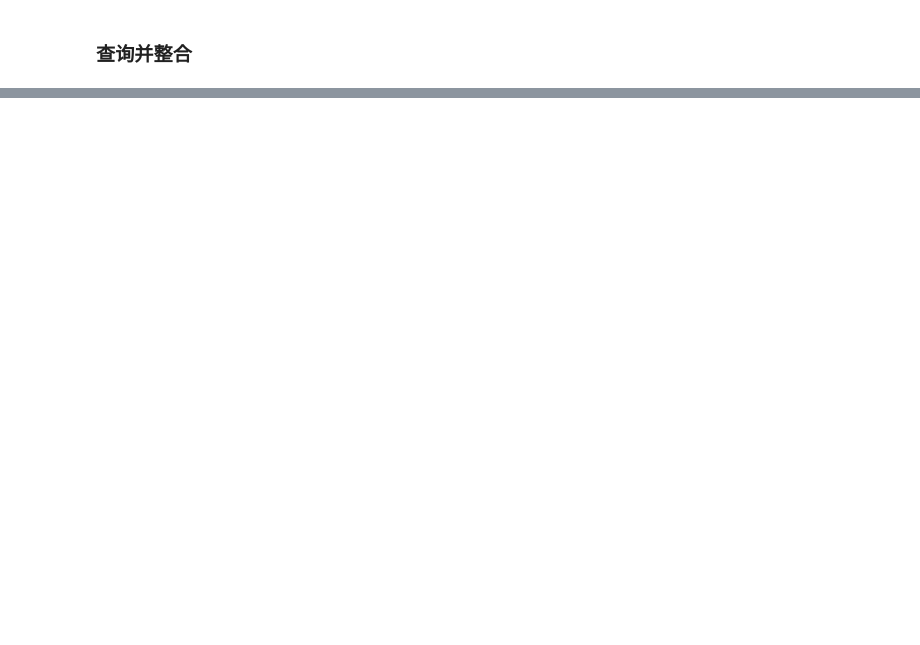
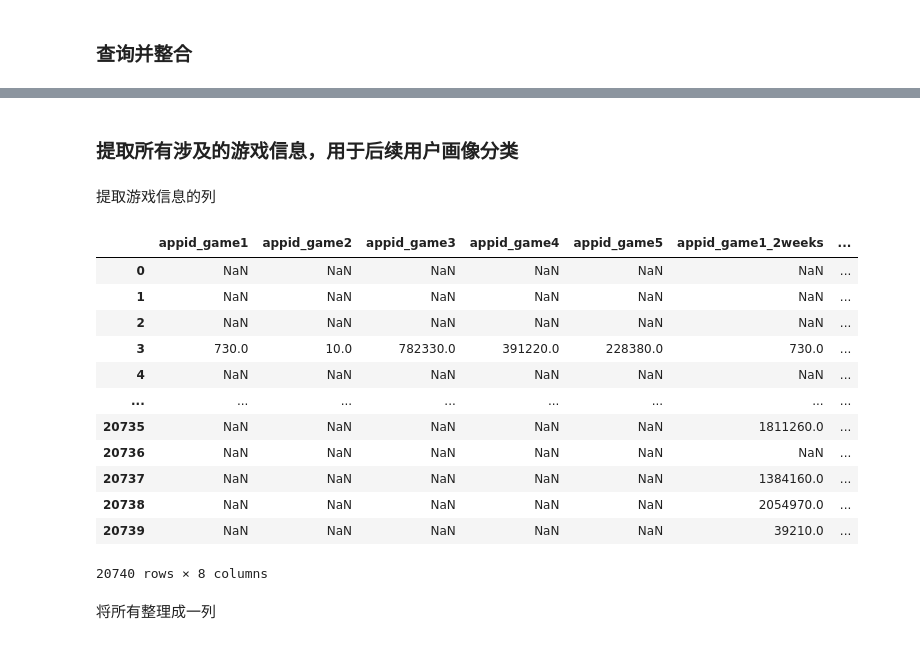
Before and after one commit to ZeyuLiu1996/Steam-Macro-Market-Analysis, a Jupyter notebook: src/data_processing/Query_process.ipynb, the cells around one changed output, grey strips where cells are left out. Saved outputs shown, nothing was run; the diff lists cells and outputs as text; code cells hidden in the pictures; blank space fills up the shorter version.

Commit message:
Search for steam games in list

```diff
--- a/src/data_processing/Query_process.ipynb
+++ b/src/data_processing/Query_process.ipynb
@@ -32,5 +72,4 @@ df = pd.DataFrame(df)
 # %%
-
 '''抓取玩家基础信息'''
 def extract_player_info(player_data):
     # 查阅json文件，以下是所需查找的键
@@ -63,10 +102,11 @@ def extract_player_games(player_data):
             temp_df = player_games_sorted_df.iloc[i-1].copy()
             temp_df.index = [f'{idx}_game{i}' for idx in temp_df.index]
             new_se = pd.concat([new_se, temp_df])
+        new_se['game_count'] = player_games['game_count']
         return new_se
     except Exception as e:
         # print(f"Error extracting player games: {e}")
-        all_keys = [f'{idx}_game{i}' for i in range(1, len(player_games_sorted_df) + 1) for idx in player_games_sorted_df.columns]
+        all_keys = [f'{idx}_game{i}' for i in range(1, len(player_games_sorted_df) + 1) for idx in player_games_sorted_df.columns] + ['game_count']
         return pd.Series({key: None for key in all_keys})
 
 '''抓取玩家近期游戏信息'''
@@ -110,0 +151,26 @@ new_df
+# %% [markdown]
+### 提取所有涉及的游戏信息，用于后续用户画像分类
+# %% [markdown]
+提取游戏信息的列
+# %%
+column_names1 = ['appid_game' + str(i) for i in range(1, 6) ]
+column_names2 = ['appid_game' + str(i) + '_2weeks' for i in range(1,4)]
+all_columns =  column_names1 + column_names2
+selected_columns = new_df[all_columns]
+selected_columns # 这里有两个appid_game 即为一个是
+# %% [output]
+|  | appid_game1 | appid_game2 | appid_game3 | appid_game4 | appid_game5 | appid_game1_2weeks | ... |
+| 0 | NaN | NaN | NaN | NaN | NaN | NaN | ... |
+| 1 | NaN | NaN | NaN | NaN | NaN | NaN | ... |
+| 2 | NaN | NaN | NaN | NaN | NaN | NaN | ... |
+| 3 | 730.0 | 10.0 | 782330.0 | 391220.0 | 228380.0 | 730.0 | ... |
+| 4 | NaN | NaN | NaN | NaN | NaN | NaN | ... |
+| ... | ... | ... | ... | ... | ... | ... | ... |
+| 20735 | NaN | NaN | NaN | NaN | NaN | 1811260.0 | ... |
+| 20736 | NaN | NaN | NaN | NaN | NaN | NaN | ... |
+| 20737 | NaN | NaN | NaN | NaN | NaN | 1384160.0 | ... |
+| 20738 | NaN | NaN | NaN | NaN | NaN | 2054970.0 | ... |
+| 20739 | NaN | NaN | NaN | NaN | NaN | 39210.0 | ... |
+20740 rows × 8 columns
+# %% [markdown]
+将所有整理成一列
```
Also changed, not shown: parts of 10 cells of this notebook, 10 other files.
